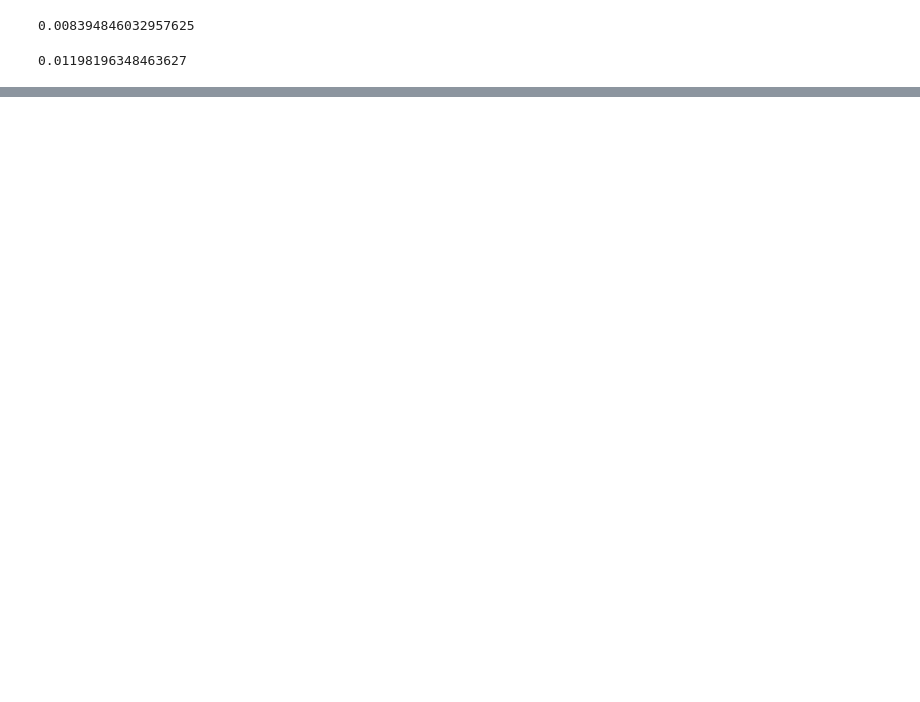
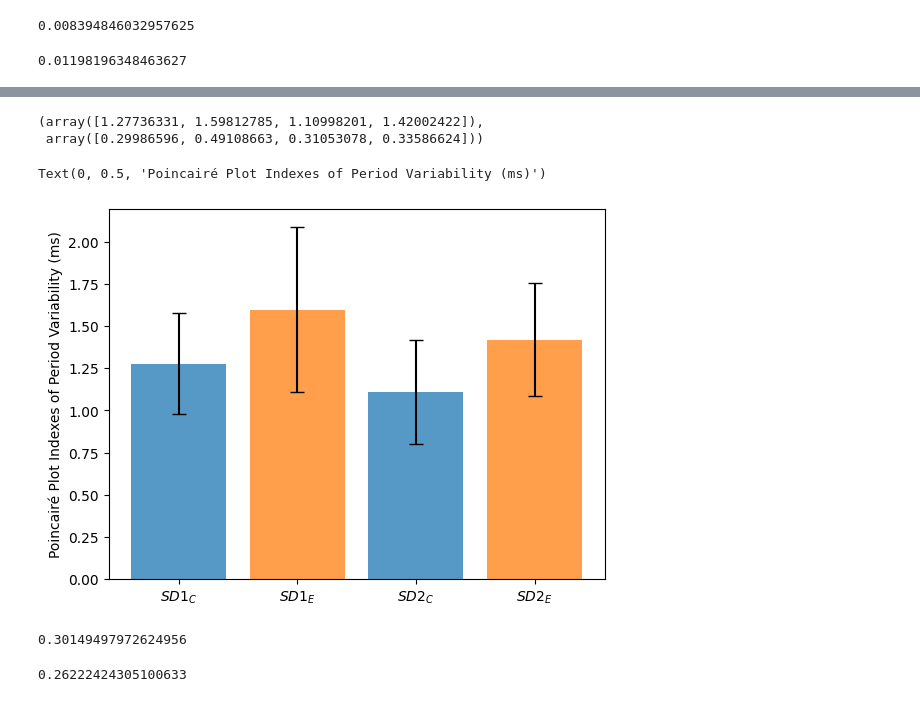
Before and after one commit to moises-santillan/HeartVariability, a Jupyter notebook: Code/HeartVariability.ipynb, the cells around one changed output, grey strips where cells are left out. Cells and saved outputs as stored; diff of their text form; code cells hidden in the pictures; blank space fills up the shorter version.

```diff
--- a/Code/HeartVariability.ipynb
+++ b/Code/HeartVariability.ipynb
@@ -81,0 +99,44 @@ p_value/2
+# %%
+controls = ("T_C1", "T_C2", "T_C3", "T_C4", "T_C5", "T_C6", "T_C7", "T_C8", "T_C9", "T_C10", "T_C11", "T_C12", "T_C13", "T_C14")
+
+N_C = len(controls)
+SD1_C = np.zeros(N_C)
+SD2_C = np.zeros(N_C)
+
+for i in range(N_C):
+    SD1_C[i], SD2_C[i] = Noise(df[controls[i]]*1e3)
+
+
+experiments = ("T_A1", "T_A2", "T_A3", "T_A4", "T_A5", "T_A6", "T_A7", "T_A8", "T_A9", "T_A10")
+
+N_E = len(experiments)
+SD1_E = np.zeros(N_E)
+SD2_E = np.zeros(N_E)
+
+for i in range(N_E):
+    SD1_E[i], SD2_E[i] = Noise(df[experiments[i]]*1e3)
+# %%
+means = np.array([np.mean(SD1_C), np.mean(SD1_E), np.mean(SD2_C), np.mean(SD2_E)])
+cvs = np.array([np.std(SD1_C)/np.sqrt(N_C), np.std(SD1_E)/np.sqrt(N_E), np.std(SD2_C)/np.sqrt(N_C), np.std(SD2_E)/np.sqrt(N_E)])
+
+means, cvs
+# %% [output]
+(array([1.27736331, 1.59812785, 1.10998201, 1.42002422]),
+ array([0.29986596, 0.49108663, 0.31053078, 0.33586624]))
+# %%
+fig, ax = plt.subplots()
+ax.bar(["$SD1_C$", "$SD1_E$", "$SD2_C$", "$SD2_E$"], means, yerr=cvs, align='center', alpha=0.75, color=("C0", "C1", "C0", "C1"), ecolor='black', capsize=5)
+ax.set_ylabel('Poincairé Plot Indexes of Period Variability (ms)')
+# %% [output]
+Text(0, 0.5, 'Poincairé Plot Indexes of Period Variability (ms)')
+[figure, added]
+# %%
+t_stat, p_value = stats.ttest_ind(SD1_C, SD1_E, equal_var=False)
+p_value/2
+# %% [output]
+0.30149497972624956
+# %%
+t_stat, p_value = stats.ttest_ind(SD2_C, SD2_E, equal_var=False)
+p_value/2
+# %% [output]
+0.26222424305100633
```
Also changed, not shown: parts of 3 cells of this notebook, 9 other files.
